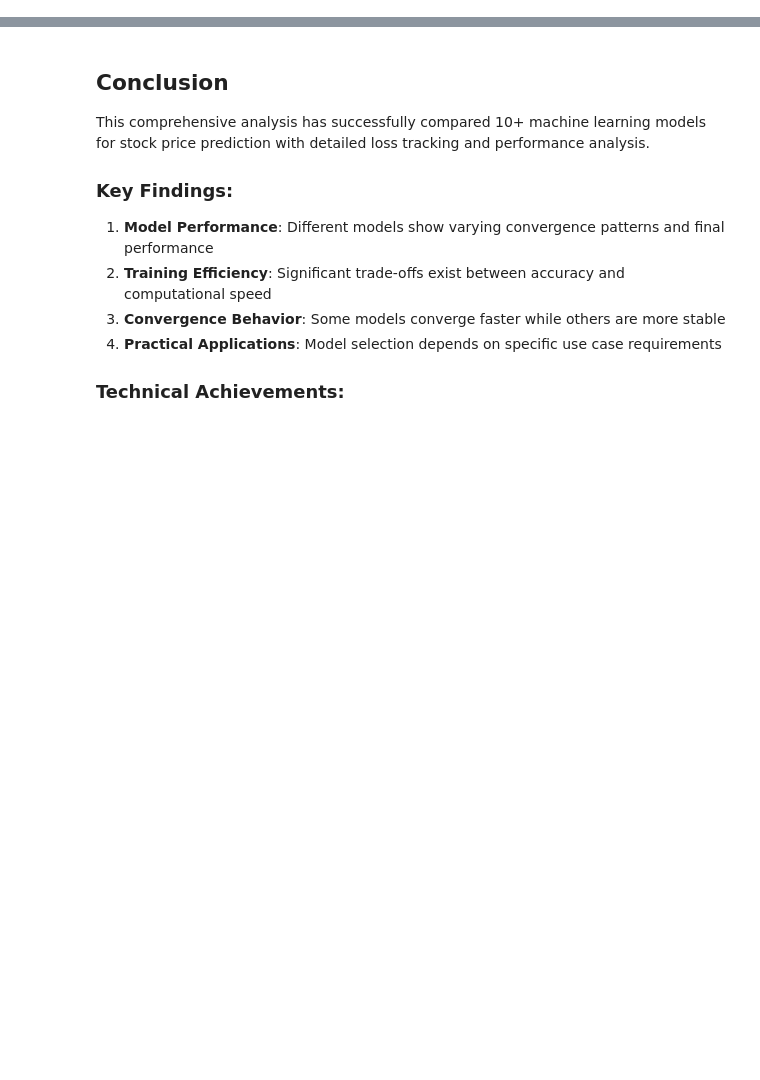
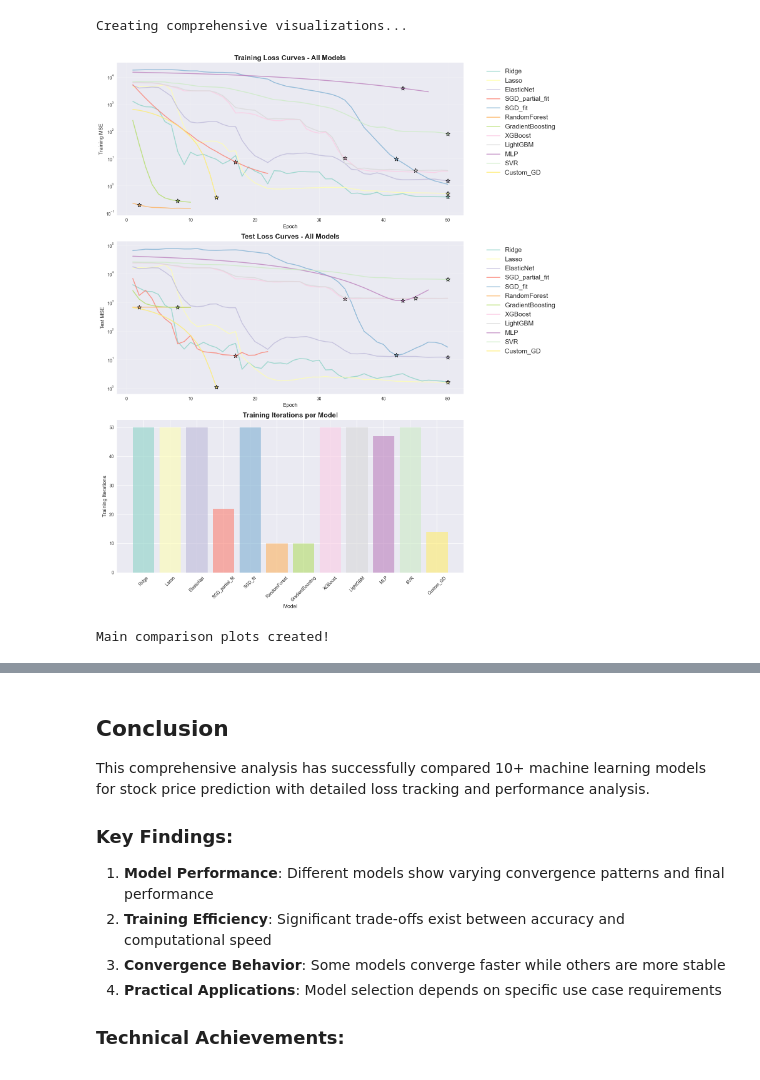
Before and after one commit to Jamie1377/STA410, a Jupyter notebook: stock_prediction/docs/SGD_Comparison_Viz.ipynb, the cells around one changed output, grey strips where cells are left out. Cells and saved outputs as stored; diff of their text form; code cells hidden in the pictures; blank space fills up the shorter version.

```diff
--- a/stock_prediction/docs/SGD_Comparison_Viz.ipynb
+++ b/stock_prediction/docs/SGD_Comparison_Viz.ipynb
@@ -134,7 +185,7 @@ for name in models_config.keys():
 # %%
 # Smart Loss Tracking Functions
 
-def track_loss_partial_fit(model, X_train, y_train, X_test, y_test, model_name, max_epochs=100):
+def track_loss_partial_fit(model, X_train, y_train, X_test, y_test, model_name, max_epochs=50):
     """Track loss for models with partial_fit capability"""
     train_losses = []
     test_losses = []
@@ -225,12 +276,15 @@ def track_loss_progressive_training(model, X_train, y_train, X_test, y_test, mod
 
 def track_loss_custom_gd(model, X_train, y_train, X_test, y_test, model_name):
     """Track loss for custom gradient descent model"""
-    model.fit(X_train, y_train)
+    model.fit(X_train, y_train, X_test, y_test)
 
     # Get loss history from model
     train_losses = model.mse_history if hasattr(model, 'mse_history') else []
 
+
     # Calculate test losses for each epoch
+
+    # test_losses = model.val_mse_history[:max_epochs]
     test_losses = []
     if hasattr(model, 'coef_history') and model.coef_history:
         for coef in model.coef_history:
@@ -246,4 +300,5 @@ def track_loss_custom_gd(model, X_train, y_train, X_test, y_test, model_name):
 
     return train_losses, test_losses
 
+
 print("Loss tracking functions defined!")
@@ -262,7 +319,9 @@ model_results = {
     'final_test_mse': [],
     'training_time': [],
     'r2_score': [],
-    'mae': []
+    'mae': [],
+    'train_iterations': [],
+    'test_iterations': []
 }
 
 # Training loop
@@ -276,7 +335,7 @@ for model_name, model in tqdm(models_config.items(), desc="Training Models"):
             train_losses, test_losses = track_loss_custom_gd(
                 model, X_train_scaled, y_train, X_test_scaled, y_test, model_name
             )
-        elif model_name == 'SGD':
+        elif model_name == 'SGD_partial_fit': # SGDRegressor with partial_fit, there is no record of losses
             train_losses, test_losses = track_loss_partial_fit(
                 model, X_train_scaled, y_train, X_test_scaled, y_test, model_name
             )
@@ -316,6 +375,7 @@ for model_name, model in tqdm(models_config.items(), desc="Training Models"):
         final_test_mse = mean_squared_error(y_test, final_test_pred)
         r2 = r2_score(y_test, final_test_pred)
         mae = mean_absolute_error(y_test, final_test_pred)
+        model_iterations = len(train_losses)  # Number of iterations (epochs) for the model
 
         # Find best epoch
         best_epoch = np.argmin(test_losses) if test_losses else 0
@@ -332,6 +392,8 @@ for model_name, model in tqdm(models_config.items(), desc="Training Models"):
         model_results['training_time'].append(training_time)
         model_results['r2_score'].append(r2)
         model_results['mae'].append(mae)
+        model_results['train_iterations'].append(len(train_losses))
+        model_results['test_iterations'].append(len(test_losses))
 
         print(f"  ✓ {model_name} completed in {training_time:.2f}s")
         print(f"    Final Test MSE: {final_test_mse:.4f}, R²: {r2:.4f}")
@@ -348,6 +410,9 @@ for model_name, model in tqdm(models_config.items(), desc="Training Models"):
         model_results['training_time'].append(time() - start_time)
         model_results['r2_score'].append(-np.inf)
         model_results['mae'].append(np.inf)
+        model_results['train_iterations'].append(0)
+        model_results['test_iterations'].append(0)
+
 
 print("\n" + "=" * 60)
 print("Model training completed!")
@@ -366,7 +487,10 @@ summary_df = pd.DataFrame({
     'R²_Score': model_results['r2_score'],
     'MAE': model_results['mae'],
     'Best_Epoch': model_results['best_epoch'],
-    'Training_Time(s)': model_results['training_time']
+    'Training_Time(s)': model_results['training_time'],
+    'Train_Iterations': model_results['train_iterations'],
+    'Test_Iterations': model_results['test_iterations']
+
 })
 
 # Filter out failed models
@@ -399,7 +541,7 @@ plt.style.use('seaborn-v0_8')
 colors = plt.cm.Set3(np.linspace(0, 1, len(model_results['model_name'])))
 
 # Main comparison plot
-fig, (ax1, ax2) = plt.subplots(2, 1, figsize=(15, 12))
+fig, (ax1, ax2, ax3) = plt.subplots(3, 1, figsize=(15, 18))
 
 # Plot 1: Training Loss Curves
 ax1.set_title('Training Loss Curves - All Models', fontsize=16, fontweight='bold')
@@ -414,35 +556,50 @@ for i, (model_name, train_losses) in enumerate(zip(model_results['model_name'],
             ax1.scatter(best_idx + 1, train_losses[best_idx], color=colors[i], s=100, marker='*',
                        edgecolor='black', linewidth=1, zorder=5)
 
 ax1.set_xlabel('Epoch', fontsize=12)
 ax1.set_ylabel('Training MSE', fontsize=12)
-ax1.legend(bbox_to_anchor=(1.05, 1), loc='upper left')
+ax1.legend(bbox_to_anchor=(1.05, 1), loc='upper left', fontsize=15)
 ax1.grid(True, alpha=0.3)
 ax1.set_yscale('log')
 
 # Plot 2: Test Loss Curves
 ax2.set_title('Test Loss Curves - All Models', fontsize=16, fontweight='bold')
 for i, (model_name, test_losses) in enumerate(zip(model_results['model_name'], model_results['test_losses'])):
     if test_losses and len(test_losses) > 1:
         epochs = range(1, len(test_losses) + 1)
         ax2.plot(epochs, test_losses, label=model_name, color=colors[i], linewidth=2, alpha=0.8)
 
         # Mark best epoch
         best_idx = model_results['best_epoch'][i]
         if best_idx < len(test_losses):
             ax2.scatter(best_idx + 1, test_losses[best_idx], color=colors[i], s=100, marker='*',
                        edgecolor='black', linewidth=1, zorder=5)
 
 ax2.set_xlabel('Epoch', fontsize=12)
 ax2.set_ylabel('Test MSE', fontsize=12)
-ax2.legend(bbox_to_anchor=(1.05, 1), loc='upper left')
+ax2.legend(bbox_to_anchor=(1.05, 1), loc='upper left', fontsize=15)
 ax2.grid(True, alpha=0.3)
 ax2.set_yscale('log')
+
+
+for i, (model_name, train_iteration) in enumerate(zip(model_results['model_name'], model_results['train_iterations'])):
+    ax3.bar(model_name, train_iteration, color=colors[i], alpha=0.6, label=model_name)
+ax3.set_xlabel('Model', fontsize=12)
+ax3.tick_params(axis='x', rotation=45)
+ax3.set_ylabel('Training Iterations', fontsize=12)
+ax3.set_title('Training Iterations per Model', fontsize=16, fontweight='bold')
+
+
 
 plt.tight_layout()
 plt.show()
 
+
 print("Main comparison plots created!")
+# %% [output]
+Creating comprehensive visualizations...
+[figure, added]
+Main comparison plots created!
 # %%
 # Individual Model Category Plots
 print("Creating individual model category plots...")
```
Also changed, not shown: parts of 15 cells of this notebook, 1 other file.
